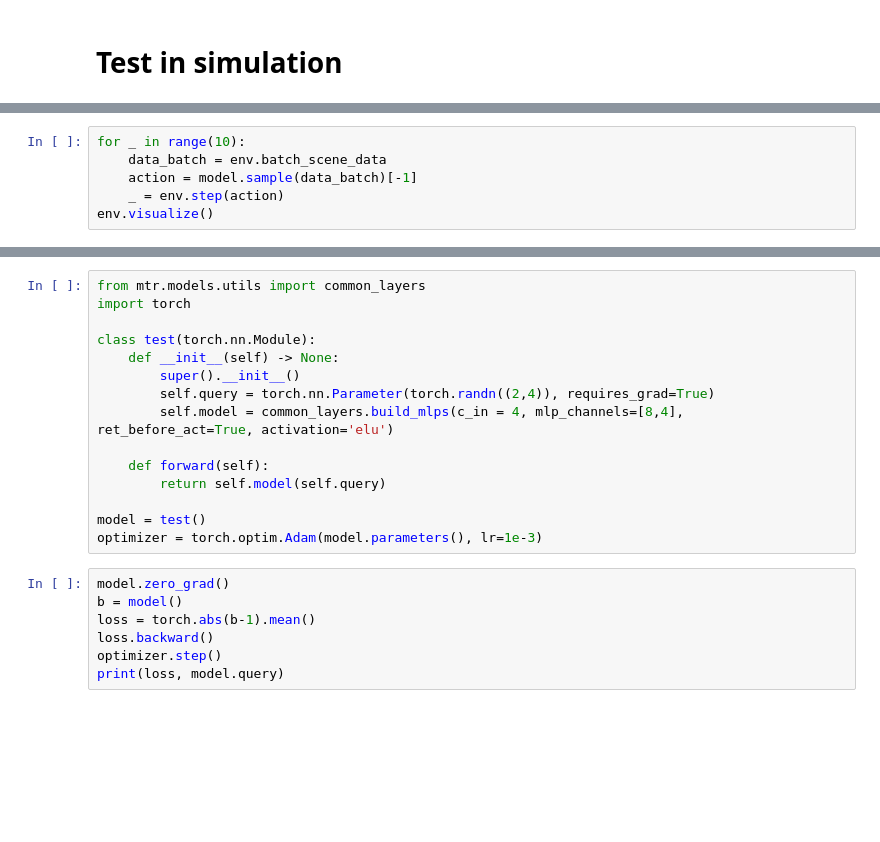
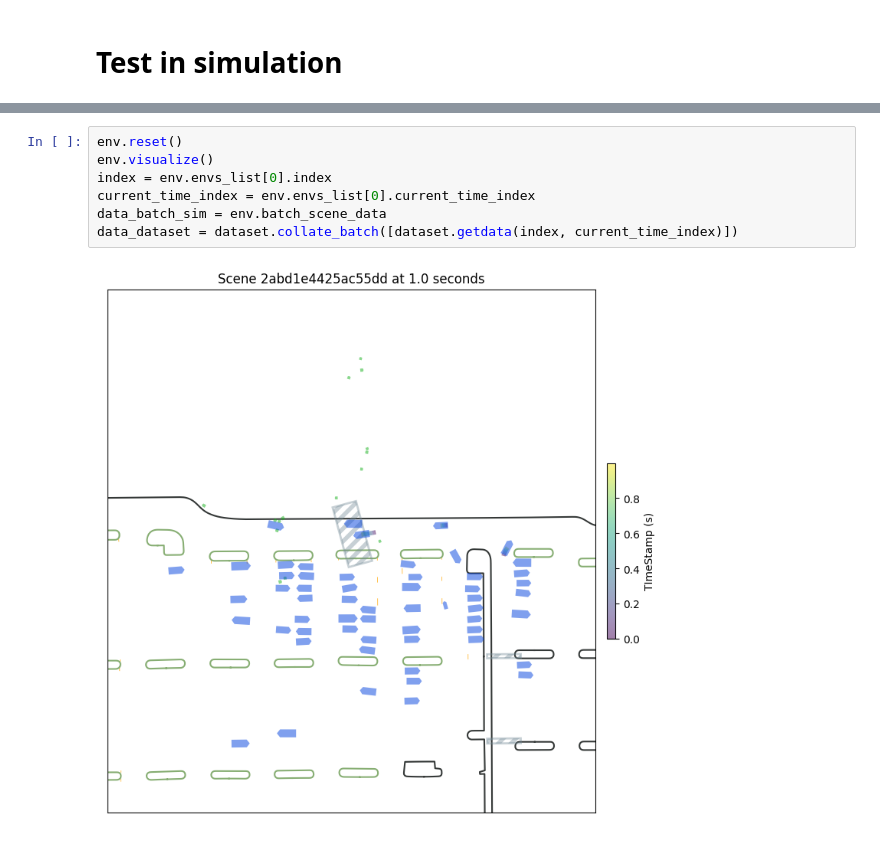
Before and after one commit to zzx9636/MTR, a Jupyter notebook: test_bc.ipynb, the cells around one changed output, grey strips where cells are left out. Saved outputs shown, nothing was run; the diff lists cells and outputs as text; blank space fills up the shorter version.

```diff
--- a/test_bc.ipynb
+++ b/test_bc.ipynb
@@ -94,6 +67,0 @@ env.visualize()
-# %%
-for _ in range(10):
-    data_batch = env.batch_scene_data
-    action = model.sample(data_batch)[-1]
-    _ = env.step(action)
-env.visualize()
@@ -104,22 +68,9 @@ env.visualize()
-# %%
-from mtr.models.utils import common_layers
-import torch
-
-class test(torch.nn.Module):
-    def __init__(self) -> None:
-        super().__init__()
-        self.query = torch.nn.Parameter(torch.randn((2,4)), requires_grad=True)
-        self.model = common_layers.build_mlps(c_in = 4, mlp_channels=[8,4], ret_before_act=True, activation='elu')
-
-    def forward(self):
-        return self.model(self.query)
-
-model = test()
-optimizer = torch.optim.Adam(model.parameters(), lr=1e-3)
-# %%
-model.zero_grad()
-b = model()
-loss = torch.abs(b-1).mean()
-loss.backward()
-optimizer.step()
-print(loss, model.query)
+# %%
+env.reset()
+env.visualize()
+index = env.envs_list[0].index
+current_time_index = env.envs_list[0].current_time_index
+data_batch_sim = env.batch_scene_data
+data_dataset = dataset.collate_batch([dataset.getdata(index, current_time_index)])
+# %% [output]
+[figure, added]
```
Also changed, not shown: parts of 13 cells of this notebook, 5 other files.
